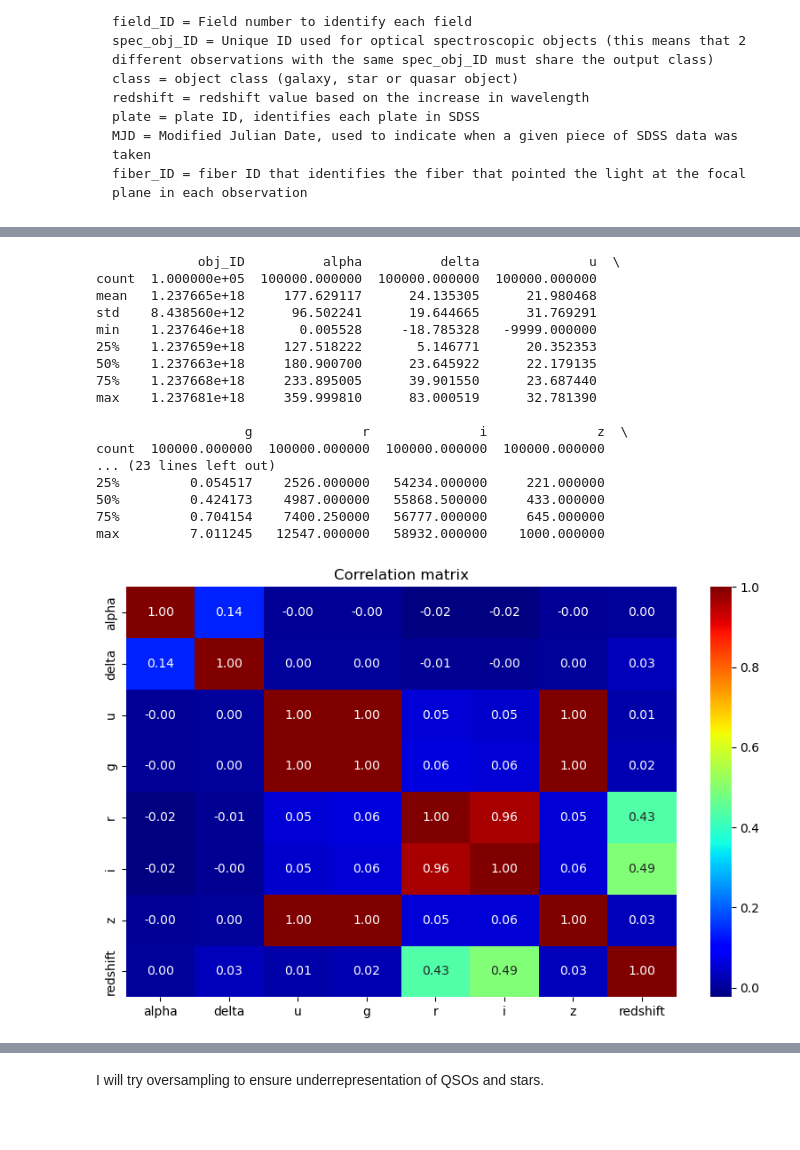
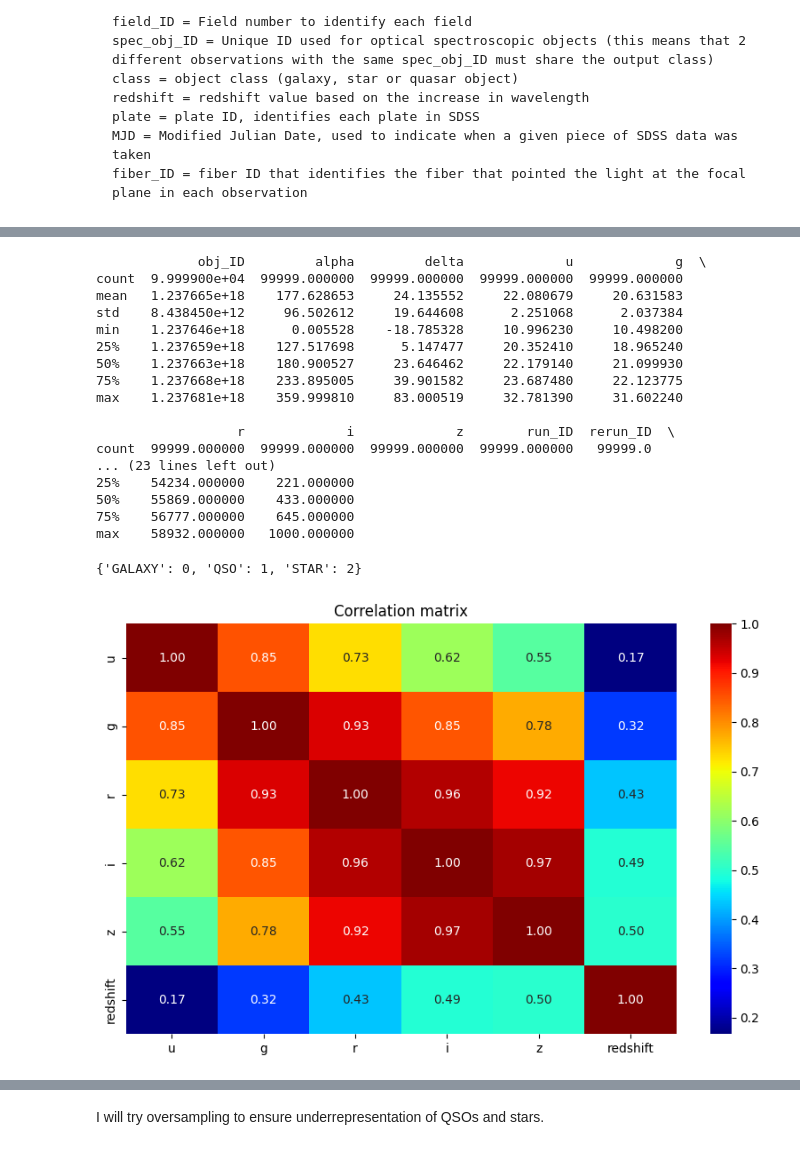
Before and after one commit to RadekJedrzejczyk/StarClasification, a Jupyter notebook: analysis.ipynb, the cells around one changed output, grey strips where cells are left out. Saved outputs shown, nothing was run; the diff lists cells and outputs as text; code cells hidden in the pictures; blank space fills up the shorter version.

```diff
--- a/analysis.ipynb
+++ b/analysis.ipynb
@@ -8,3 +9,4 @@ from grader import grader
 dataframe = pd.read_csv('star_classification.csv')
 # %%
 dataframe.head()
+dataframe = dataframe.drop(dataframe[dataframe['u'] <-1000].index)
@@ -57,27 +52,54 @@ memory usage: 13.7+ MB
 # %%
 print(dataframe.describe())
 # %% [output]
-             obj_ID          alpha          delta              u  \
-count  1.000000e+05  100000.000000  100000.000000  100000.000000
-mean   1.237665e+18     177.629117      24.135305      21.980468
-std    8.438560e+12      96.502241      19.644665      31.769291
-min    1.237646e+18       0.005528     -18.785328   -9999.000000
-25%    1.237659e+18     127.518222       5.146771      20.352353
-50%    1.237663e+18     180.900700      23.645922      22.179135
-75%    1.237668e+18     233.895005      39.901550      23.687440
-max    1.237681e+18     359.999810      83.000519      32.781390
+             obj_ID         alpha         delta             u             g  \
+count  9.999900e+04  99999.000000  99999.000000  99999.000000  99999.000000
+mean   1.237665e+18    177.628653     24.135552     22.080679     20.631583
+std    8.438450e+12     96.502612     19.644608      2.251068      2.037384
+min    1.237646e+18      0.005528    -18.785328     10.996230     10.498200
+25%    1.237659e+18    127.517698      5.147477     20.352410     18.965240
+50%    1.237663e+18    180.900527     23.646462     22.179140     21.099930
+75%    1.237668e+18    233.895005     39.901582     23.687480     22.123775
+max    1.237681e+18    359.999810     83.000519     32.781390     31.602240
 
-                   g              r              i              z  \
-count  100000.000000  100000.000000  100000.000000  100000.000000
+                  r             i             z        run_ID  rerun_ID  \
+count  99999.000000  99999.000000  99999.000000  99999.000000   99999.0
 ... (23 lines left out)
-25%         0.054517    2526.000000   54234.000000     221.000000
-50%         0.424173    4987.000000   55868.500000     433.000000
-75%         0.704154    7400.250000   56777.000000     645.000000
-max         7.011245   12547.000000   58932.000000    1000.000000
+25%    54234.000000    221.000000
+50%    55869.000000    433.000000
+75%    56777.000000    645.000000
+max    58932.000000   1000.000000
+# %%
+# Extract target and features from dataframe
+label_searched = 'class'
+labels_for_mapping =[]
+labels_for_normalisation  = ['u', 'g', 'r', 'i', 'z','redshift'] #93.26% ,
+
+
+y = dataframe[[label_searched]]
+x = dataframe[labels_for_mapping+ labels_for_normalisation]
+solution_map=generate_map(y[label_searched])
+
+
+data_map = {}
+for label in labels_for_mapping:
+    data_map[label]=  generate_map(x[label])
+for data in data_map:
+    x.loc[:, data] = x[data].replace(data_map[data])
+
+x_normalised= min_max(x[labels_for_normalisation].values.tolist(),labels_for_normalisation, nan_as_zero=True )
+x_norm=pd.DataFrame(x_normalised)
+y_mapped=y.replace(solution_map)
+x_norm=pd.DataFrame(x_normalised)
+# %%
+solution_map
+# %% [output]
+{'GALAXY': 0, 'QSO': 1, 'STAR': 2}
 # %%
 plt.figure(figsize=(10,6))
+correlation = pd.concat([x_norm,y_mapped],axis=1)
 sns.heatmap(x_norm.corr(), annot=True,cmap='jet',fmt='.2f') #jet,copper, coolwarm
 plt.title('Correlation matrix')
 plt.show()
 # %% [output]
-[figure, old version]
+[figure, new version]
```
Also changed, not shown: parts of 16 cells of this notebook, 3 other files.
